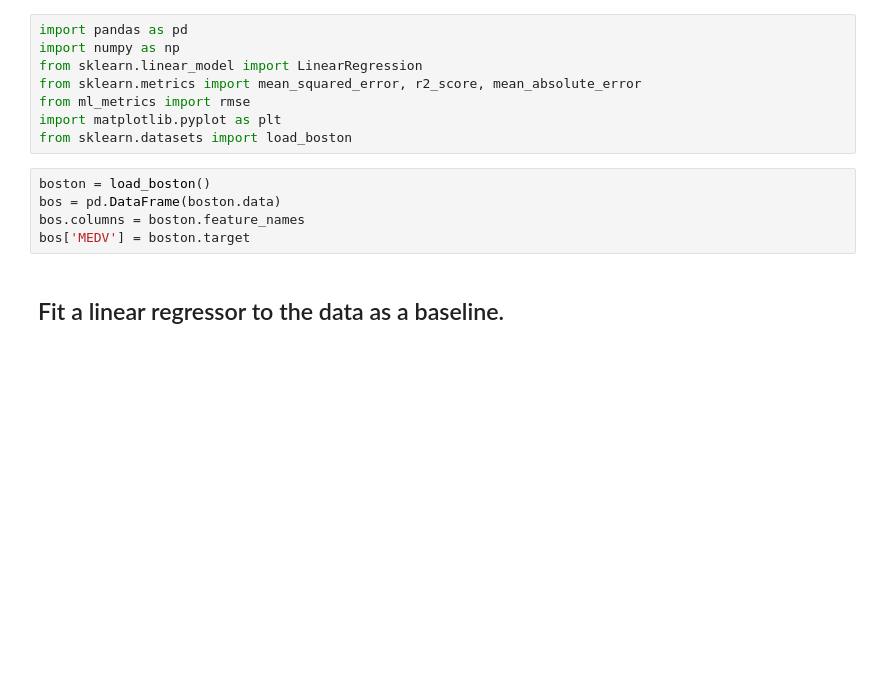
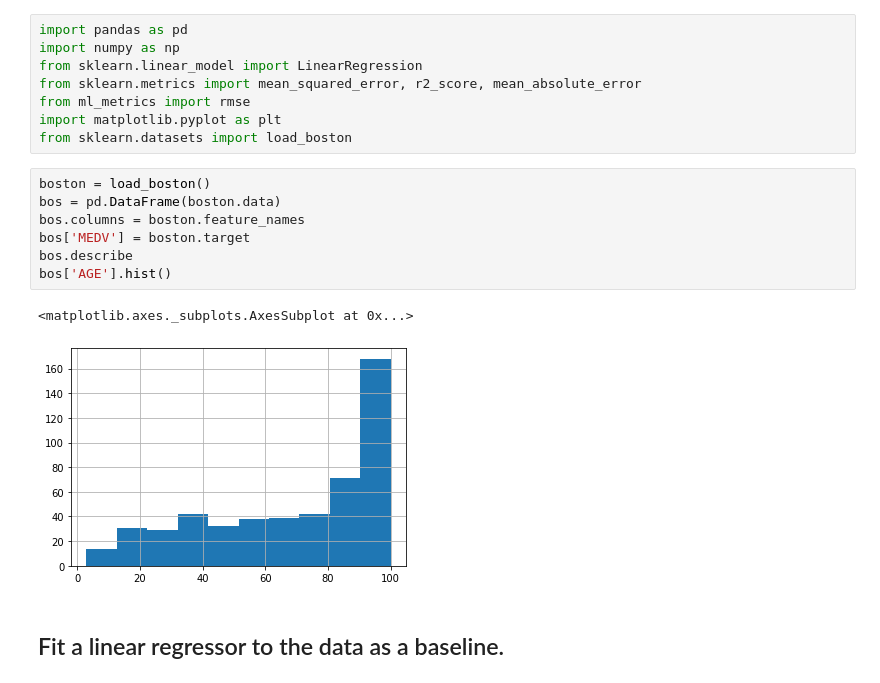
Before and after one commit to mjwolfe91/QTW-CaseStudy5, a Jupyter notebook: MissingDataCaseStudy.ipynb, the cells around one changed output. Cells and saved outputs as stored; diff of their text form; blank space fills up the shorter version.

```diff
--- a/MissingDataCaseStudy.ipynb
+++ b/MissingDataCaseStudy.ipynb
@@ -9,8 +9,13 @@ from sklearn.datasets import load_boston
 # %%
 boston = load_boston()
 bos = pd.DataFrame(boston.data)
 bos.columns = boston.feature_names
 bos['MEDV'] = boston.target
+bos.describe
+bos['AGE'].hist()
+# %% [output]
+<matplotlib.axes._subplots.AxesSubplot at 0x...>
+[figure, added]
 # %% [markdown]
 ## Fit a linear regressor to the data as a baseline.
 # %%
```
Also changed, not shown: parts of 13 cells of this notebook.
